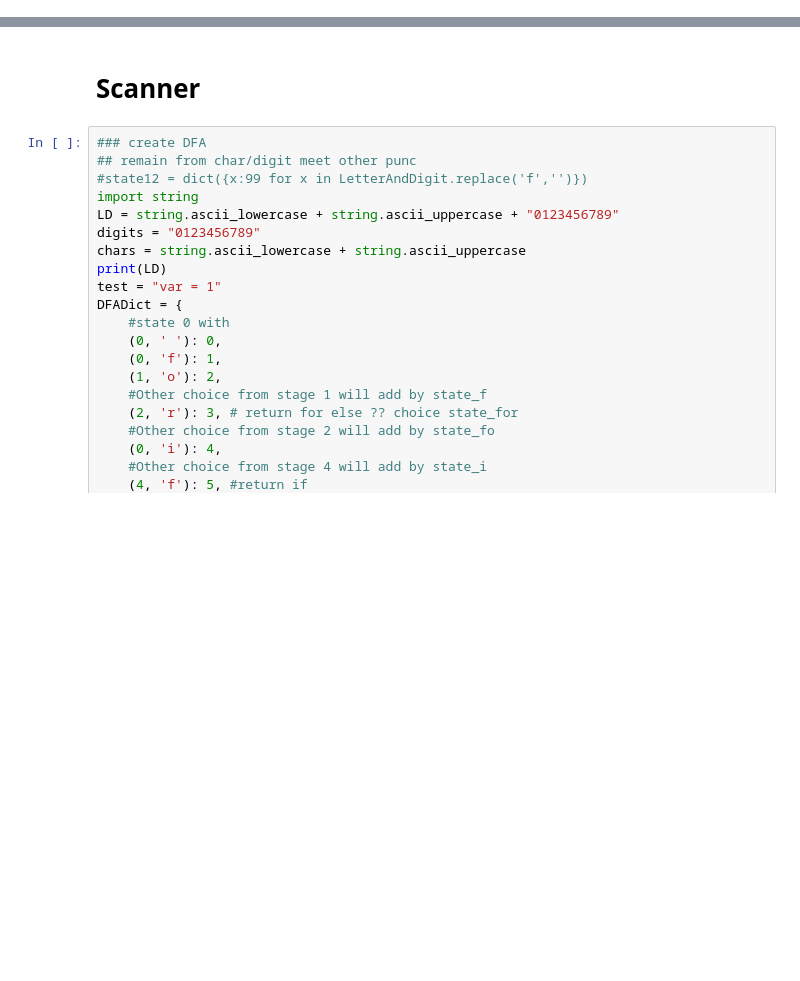
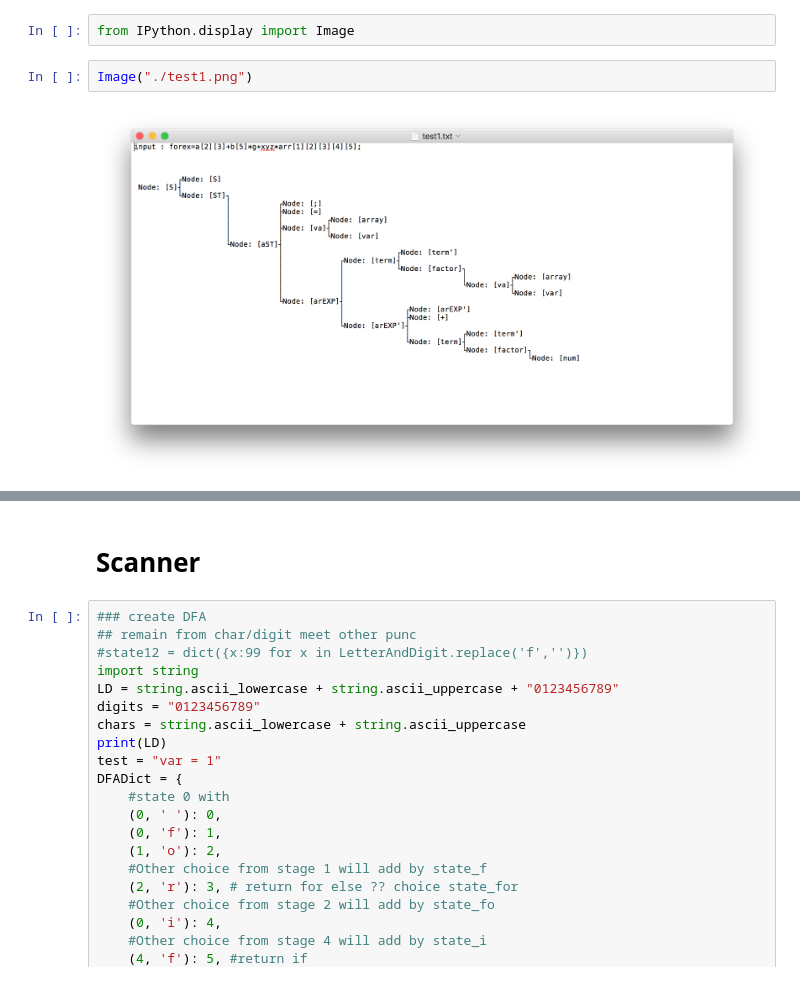
Before and after one commit to h4tl2/ProcLang, a Jupyter notebook: LL1 .ipynb, the cells around one changed output, grey strips where cells are left out. Cells and saved outputs as stored; diff of their text form; blank space fills up the shorter version.

```diff
--- a/LL1 .ipynb
+++ b/LL1 .ipynb
@@ -2,0 +6,6 @@ from graphviz import Digraph
+# %%
+from IPython.display import Image
+# %%
+Image("./test1.png")
+# %% [output]
+[figure, added]
```
Also changed, not shown: parts of 36 cells of this notebook, 17 other files.
